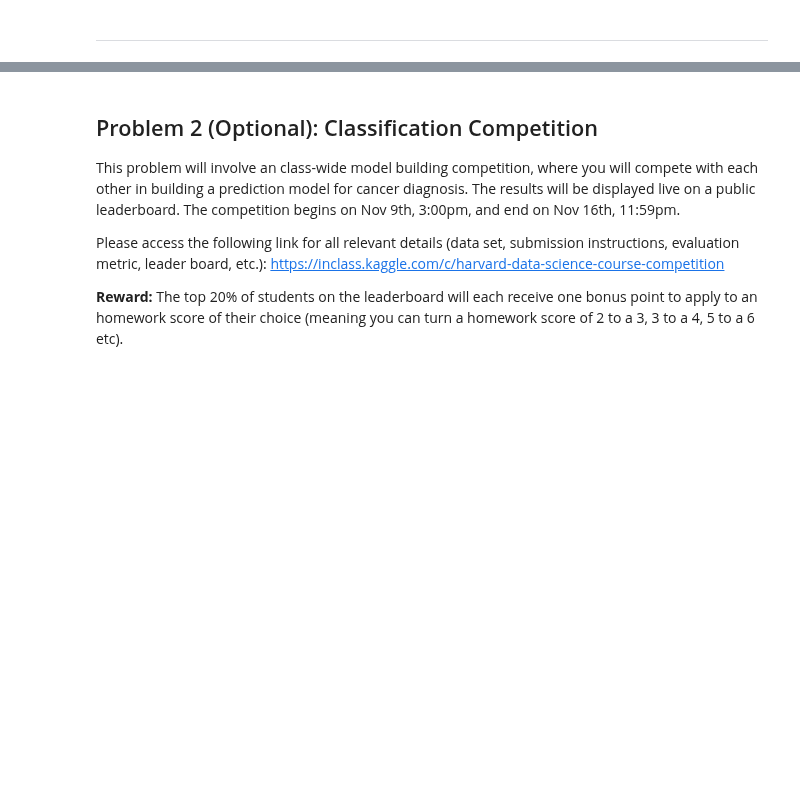
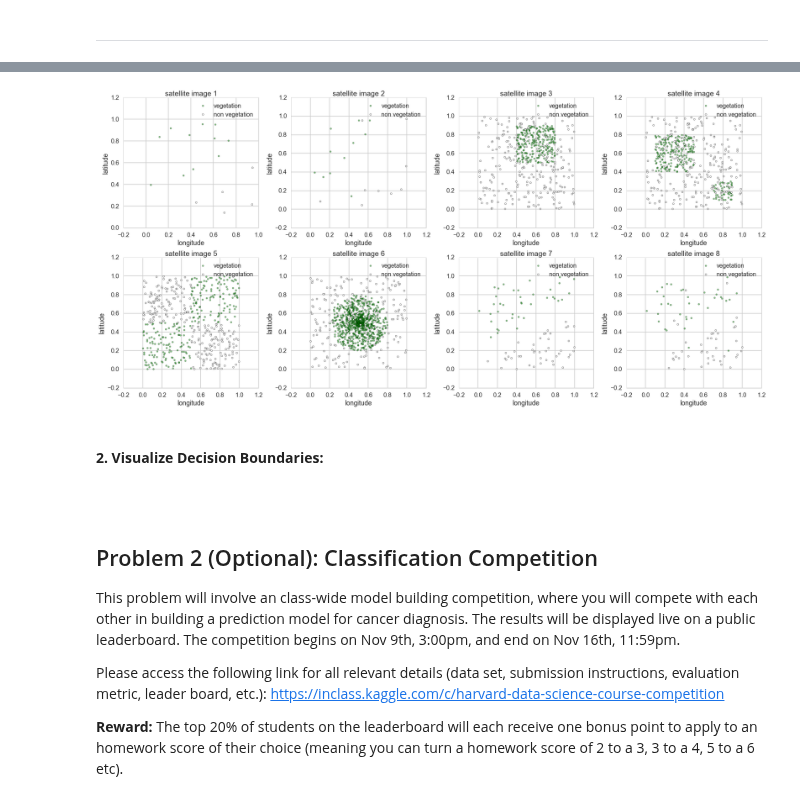
Before and after one commit to alokkshukla/cs109-2, a Jupyter notebook: HW8/Bassily_Hany_cse109a_HW8.ipynb, the cells around one changed output, grey strips where cells are left out. Saved outputs shown, nothing was run; the diff lists cells and outputs as text; code cells hidden in the pictures; blank space fills up the shorter version.

```diff
--- a/HW8/Bassily_Hany_cse109a_HW8.ipynb
+++ b/HW8/Bassily_Hany_cse109a_HW8.ipynb
@@ -26,10 +26,10 @@ import scipy as sp
 import pydotplus
 from IPython.display import Image
 
-# import seaborn as sns
-# sns.set_style("whitegrid")
-# sns.set_context("poster")
-# from inspect import getmembers
+import seaborn as sns
+sns.set_style("whitegrid")
+sns.set_context("poster")
+from inspect import getmembers
 
 from sklearn import linear_model
 import matplotlib.pyplot as plt
@@ -132,3 +218,43 @@ def plot_decision_boundary(x, y, model, title, ax, bounds=(0, 1), poly_flag=Fals
+# %%
+# Plot the data in each dataframe as a subplot of a single figure
+# ----------------------------------------------------------------
+
+fig, ax = plt.subplots(2, 4, figsize=(25, 12))
+
+#Iterate through images/dataframes
+for i in range(len(sat_images)):
+    #Get the long/lat coords
+    x = sat_images[i].values[:, :-1]
+    #Get the class labels
+    y = sat_images[i].values[:, -1]
+
+    if i > 3:
+        m , n = 1 , i - 4
+    else:
+        m , n = 0 ,  i
+
+    #Plot vegetation locations as green dots
+    ax[m,n].scatter(x[y == 1, 0], x[y == 1, 1], c='green', label='vegetation', alpha = 0.5)
+    #Plot non-vegetation locations as white dots
+    ax[m,n].scatter(x[y == 0, 0], x[y == 0, 1], c='white', label='non vegetation')
+
+    #Label everything
+    ax[m,n].set_xlabel('longitude')
+    ax[m,n].set_ylabel('latitude')
+    ax[m,n].set_title('satellite image {}'.format(i + 1))
+    ax[m,n].legend(loc = 'best')
+
+plt.tight_layout()
+plt.show()
+# %% [output]
+[figure, added]
+# %% [markdown]
+<br>
+
+**2. Visualize Decision Boundaries:**
+
+
+<br>
 # %% [markdown]
 ## Problem 2 (Optional): Classification Competition
 
```
Also changed, not shown: parts of 2 cells of this notebook.
